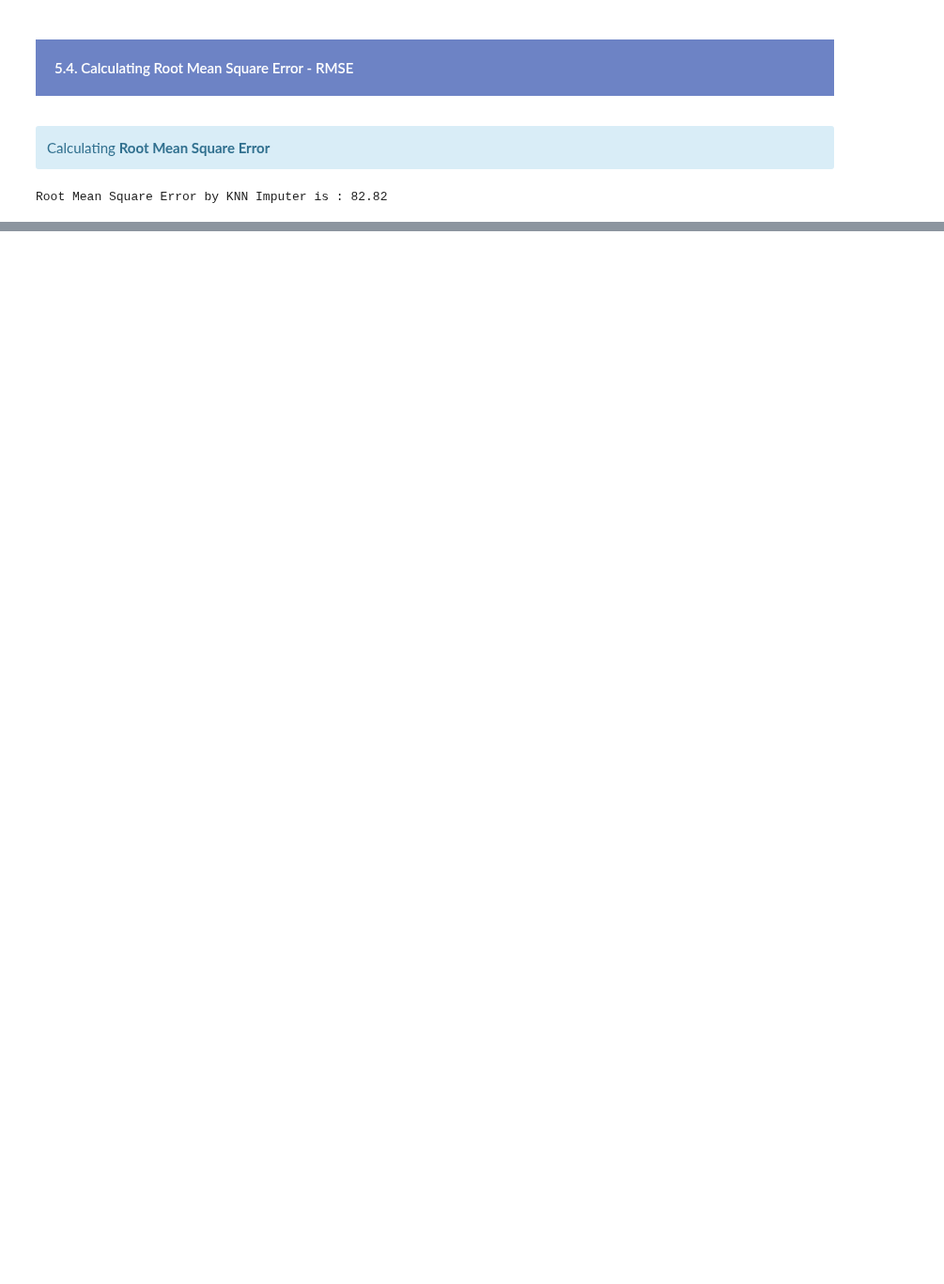
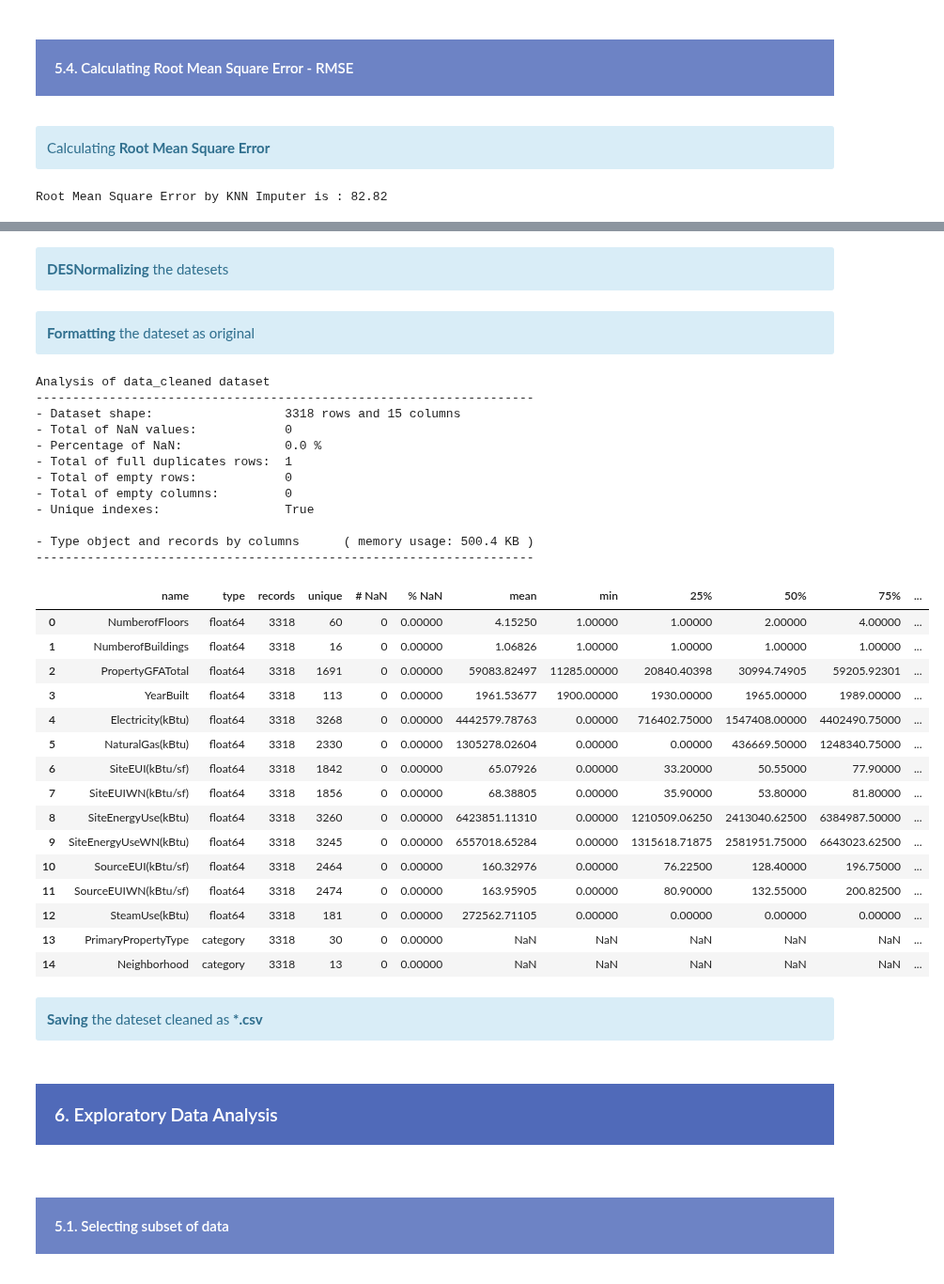
Before and after one commit to samirhinojosa/OC-P4-consumption-needs-of-buildings, a Jupyter notebook: analysis_notebook.ipynb, the cells around one changed output, grey strips where cells are left out. Shown at 94% size. Saved outputs shown, nothing was run; the diff lists cells and outputs as text; code cells hidden in the pictures; blank space fills up the shorter version.

Commit message:
Ending the data cleaning

```diff
--- a/cleaning_notebook.ipynb
+++ b/analysis_notebook.ipynb
@@ -1087,0 +1259,51 @@ Root Mean Square Error by KNN Imputer is : 82.82
+# %%
+df_KNN_OneHotEncoder = pd.DataFrame(temp_imputed, index=df_KNN_OneHotEncoder.index, columns=df_KNN_OneHotEncoder.columns)
+# %% [markdown]
+<div class="alert alert-block alert-info">
+    <b>DESNormalizing</b> the datesets
+</div>
+# %%
+df_KNN_final = pd.DataFrame(scaler.inverse_transform(df_KNN_OneHotEncoder), index=df_KNN_OneHotEncoder.index, columns=df_KNN_OneHotEncoder.columns)
+# %% [markdown]
+<div class="alert alert-block alert-info">
+    <b>Formatting</b> the dateset as original
+</div>
+# %%
+df_KNN_final.drop(columns=[col for col in df_KNN_final.columns if col not in LIST_OF_FEATURES_TREAT_NaN], inplace=True)
+# %%
+data_cleaned = df_KNN_final.join(df_without_outliers[CATEGORICAL_FEATURES])
+# %%
+df_analysis(data_cleaned, "data_cleaned", type_analysis="complete")
+# %% [output]
+Analysis of data_cleaned dataset
+--------------------------------------------------------------------
+- Dataset shape:                  3318 rows and 15 columns
+- Total of NaN values:            0
+- Percentage of NaN:              0.0 %
+- Total of full duplicates rows:  1
+- Total of empty rows:            0
+- Total of empty columns:         0
+- Unique indexes:                 True
+
+- Type object and records by columns      ( memory usage: 500.4 KB )
+--------------------------------------------------------------------
+|  | name | type | records | unique | # NaN | % NaN | mean | min | 25% | 50% | 75% | ... |
+| 0 | NumberofFloors | float64 | 3318 | 60 | 0 | 0.00000 | 4.15250 | 1.00000 | 1.00000 | 2.00000 | 4.00000 | ... |
+| 1 | NumberofBuildings | float64 | 3318 | 16 | 0 | 0.00000 | 1.06826 | 1.00000 | 1.00000 | 1.00000 | 1.00000 | ... |
+| 2 | PropertyGFATotal | float64 | 3318 | 1691 | 0 | 0.00000 | 59083.82497 | 11285.00000 | 20840.40398 | 30994.74905 | 59205.92301 | ... |
+| 3 | YearBuilt | float64 | 3318 | 113 | 0 | 0.00000 | 1961.53677 | 1900.00000 | 1930.00000 | 1965.00000 | 1989.00000 | ... |
+| 4 | Electricity(kBtu) | float64 | 3318 | 3268 | 0 | 0.00000 | 4442579.78763 | 0.00000 | 716402.75000 | 1547408.00000 | 4402490.75000 | ... |
+| 5 | NaturalGas(kBtu) | float64 | 3318 | 2330 | 0 | 0.00000 | 1305278.02604 | 0.00000 | 0.00000 | 436669.50000 | 1248340.75000 | ... |
+| 6 | SiteEUI(kBtu/sf) | float64 | 3318 | 1842 | 0 | 0.00000 | 65.07926 | 0.00000 | 33.20000 | 50.55000 | 77.90000 | ... |
+| 7 | SiteEUIWN(kBtu/sf) | float64 | 3318 | 1856 | 0 | 0.00000 | 68.38805 | 0.00000 | 35.90000 | 53.80000 | 81.80000 | ... |
+| 8 | SiteEnergyUse(kBtu) | float64 | 3318 | 3260 | 0 | 0.00000 | 6423851.11310 | 0.00000 | 1210509.06250 | 2413040.62500 | 6384987.50000 | ... |
+| 9 | SiteEnergyUseWN(kBtu) | float64 | 3318 | 3245 | 0 | 0.00000 | 6557018.65284 | 0.00000 | 1315618.71875 | 2581951.75000 | 6643023.62500 | ... |
+| 10 | SourceEUI(kBtu/sf) | float64 | 3318 | 2464 | 0 | 0.00000 | 160.32976 | 0.00000 | 76.22500 | 128.40000 | 196.75000 | ... |
+| 11 | SourceEUIWN(kBtu/sf) | float64 | 3318 | 2474 | 0 | 0.00000 | 163.95905 | 0.00000 | 80.90000 | 132.55000 | 200.82500 | ... |
+| 12 | SteamUse(kBtu) | float64 | 3318 | 181 | 0 | 0.00000 | 272562.71105 | 0.00000 | 0.00000 | 0.00000 | 0.00000 | ... |
+| 13 | PrimaryPropertyType | category | 3318 | 30 | 0 | 0.00000 | NaN | NaN | NaN | NaN | NaN | ... |
+| 14 | Neighborhood | category | 3318 | 13 | 0 | 0.00000 | NaN | NaN | NaN | NaN | NaN | ... |
+# %% [markdown]
+<div class="alert alert-block alert-info">
+    <b>Saving</b> the dateset cleaned as <b>*.csv</b>
+</div>
@@ -1087,0 +1312,8 @@ Root Mean Square Error by KNN Imputer is : 82.82
+# %% [markdown]
+<div style="background-color: #506AB9;" >
+    <h3 style="margin: auto; padding: 20px; color:#fff; ">6. Exploratory Data Analysis</h3>
+</div>
+# %% [markdown]
+<div style="background-color: #6D83C5;" >
+<h4 style="margin: auto; padding: 20px; color:#fff; ">5.1. Selecting subset of data</h4>
+</div>
```
Also changed, not shown: parts of 39 cells of this notebook.
